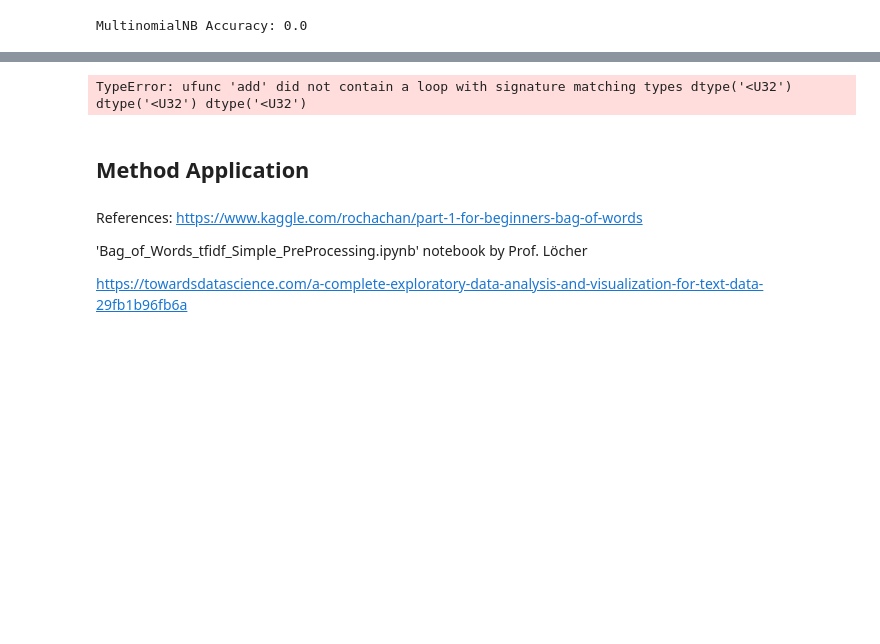
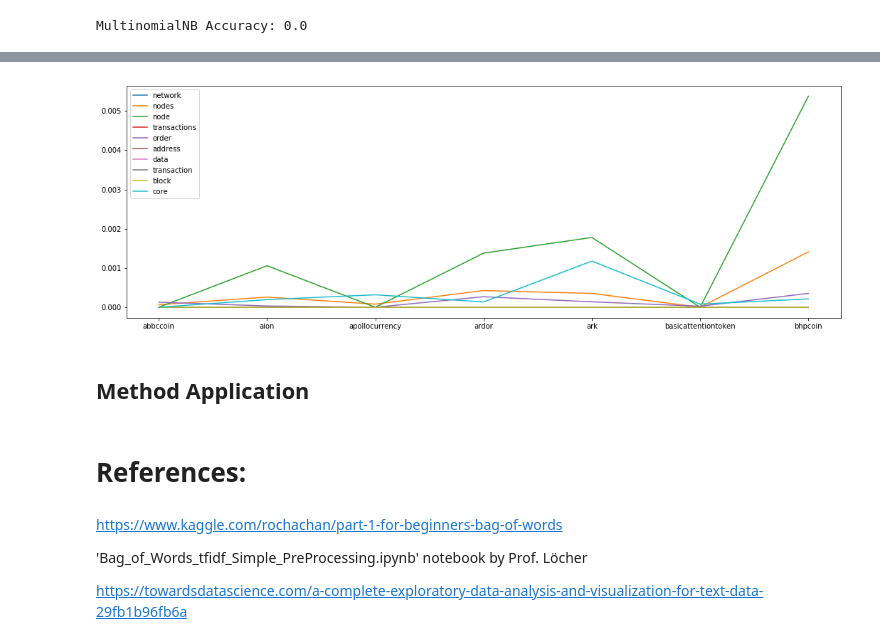
Before and after one commit to luisdiegocm/HWR_DataScience_Project, a Jupyter notebook: notebooks/1- Information Retrieval.ipynb, the cells around one changed output, grey strips where cells are left out. Saved outputs shown, nothing was run; the diff lists cells and outputs as text; code cells hidden in the pictures; blank space fills up the shorter version.

```diff
--- a/notebooks/1- Information Retrieval.ipynb
+++ b/notebooks/1- Information Retrieval.ipynb
@@ -1695,20 +1697,21 @@ TFIDF.sort_values('sum', ascending=False).head(10)
 # %%
 toPlot = TFIDF.sort_values('sum', ascending=False).head(10)
 statistic = toPlot.iloc[:,2:9]
-statistic.set_index(toPlot['0chain'] + ' ' + toPlot['zilliqa'], inplace=True)
+#statistic.set_index(toPlot['0x'] + ' ' + toPlot['zilliqa'], inplace=True)
 
 toPlot = statistic.T
 plt.figure(figsize=(18,6))
 for c in toPlot:
     plt.plot(toPlot[c], label=toPlot[c].name)
 plt.legend()
 plt.show()
 # %% [output]
-TypeError: ufunc 'add' did not contain a loop with signature matching types dtype('<U32') dtype('<U32') dtype('<U32')
+[figure, added]
 # %% [markdown]
 ## Method Application
+# %% [markdown]
+# References:
 # %% [markdown]
-References:
 https://www.kaggle.com/rochachan/part-1-for-beginners-bag-of-words
 
 'Bag_of_Words_tfidf_Simple_PreProcessing.ipynb' notebook by Prof. Löcher
```
Also changed, not shown: parts of 106 cells of this notebook, 1 other file.
